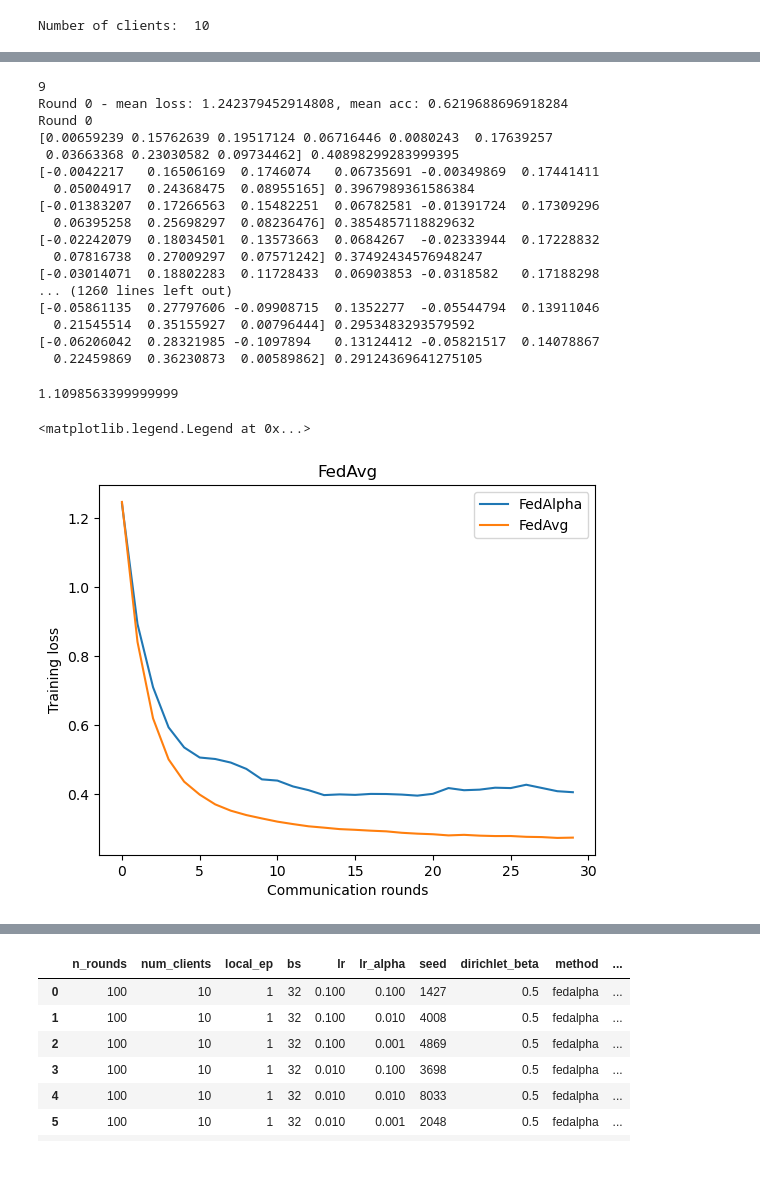
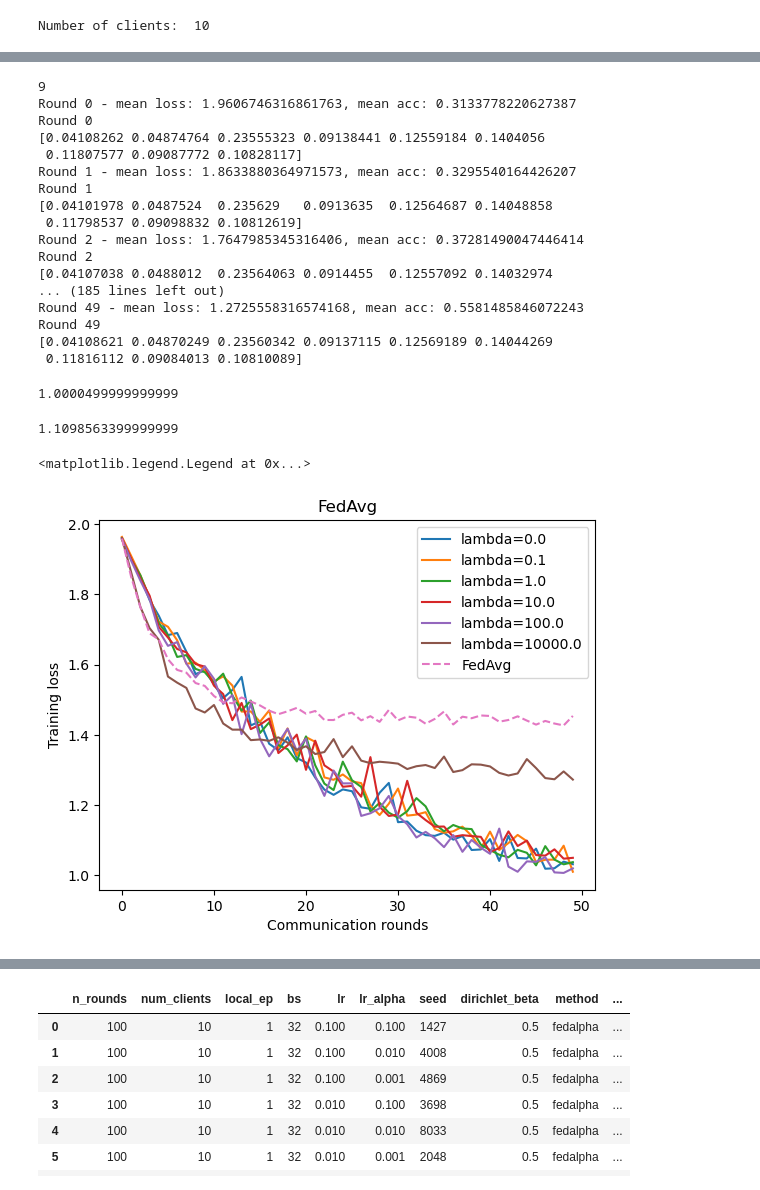
Before and after one commit to Breitholtz/FedDG_Benchmark, a Jupyter notebook: fed_alpha_experiments/playground_mnist.ipynb, the cells around one changed output, grey strips where cells are left out. Cells and saved outputs as stored; diff of their text form; code cells hidden in the pictures.

```diff
--- a/fed_alpha_experiments/playground_mnist.ipynb
+++ b/fed_alpha_experiments/playground_mnist.ipynb
@@ -351,4 +418,5 @@ tensor(0.5196, dtype=torch.float64)
 # %%
-origin_model = MLP_MNIST(784, 64, 10)
+#origin_model = MLP_MNIST(784, 64, 10)
+origin_model = CNN()
 print(origin_model)
 # %% [output]
@@ -359,6 +430,6 @@ MLP_MNIST(
 )
 # %%
-n_communication = 30
+n_communication = 50
 num_local_epochs = 1
 
 model_fed = copy.deepcopy(origin_model)
@@ -366,7 +437,7 @@ criterion = nn.CrossEntropyLoss()
 n_clients = len(client_loaders)
 print('Number of clients: ', n_clients)
 val_loader = None
-lr = 0.01
+lr = 0.1
 wd = 0.0
 device = 'cuda:0'
 # %% [output]
@@ -399,0 +471,14 @@ Round 29 - mean loss: 0.27336757793830624, mean acc: 0.9265848574634212
+# %%
+reg_alpha_list = [0.0,0.1,1.0,10.0,100.0]
+train_loss_list_fedalpha = []
+train_acc_list_fedalpha = []
+test_acc_list_fedalpha = []
+for reg_alpha in reg_alpha_list:
+    clients_fed = []
+    for i in range(n_clients-1):
+        clients_fed.append(FederatedClient(copy.deepcopy(origin_model), criterion, client_loaders[i], device, val_loader))
+    print(len(clients_fed))
+    model_fedalpha, train_loss_fedalpha, train_acc_fedalpha, test_acc_fedalpha = train_fed(n_communication, num_local_epochs, clients_fed, lr, test_loader=client_loaders[-1], wd=0.0, optimize_alpha_bool=True, target_labels=source_labels[:,-1], source_labels=source_labels[:,0:-1], reg_lambda=reg_alpha)
+    train_loss_list_fedalpha.append(train_loss_fedalpha)
+    train_acc_list_fedalpha.append(train_acc_fedalpha)
+    test_acc_list_fedalpha.append(test_acc_fedalpha)
@@ -400,39 +503,49 @@ Round 29 - mean loss: 0.27336757793830624, mean acc: 0.9265848574634212
 # %%
+reg_alpha = 10000
 clients_fed = []
 for i in range(n_clients-1):
     clients_fed.append(FederatedClient(copy.deepcopy(origin_model), criterion, client_loaders[i], device, val_loader))
 print(len(clients_fed))
-model_fedalpha, train_loss_fedalpha, train_acc_fedalpha, test_acc_fedalpha = train_fed(n_communication, num_local_epochs, clients_fed, lr, test_loader=client_loaders[-1], wd=0.0, optimize_alpha_bool=True, target_labels=source_labels[:,-1], source_labels=source_labels[:,0:-1])
+model_fedalpha, train_loss_fedalpha, train_acc_fedalpha, test_acc_fedalpha = train_fed(n_communication, num_local_epochs, clients_fed, lr, test_loader=client_loaders[-1], wd=0.0, optimize_alpha_bool=True, target_labels=source_labels[:,-1], source_labels=source_labels[:,0:-1], reg_lambda=reg_alpha)
+train_loss_list_fedalpha.append(train_loss_fedalpha)
+train_acc_list_fedalpha.append(train_acc_fedalpha)
+test_acc_list_fedalpha.append(test_acc_fedalpha)
 # %% [output]
 9
-Round 0 - mean loss: 1.242379452914808, mean acc: 0.6219688696918284
+Round 0 - mean loss: 1.9606746316861763, mean acc: 0.3133778220627387
 Round 0
-[0.00659239 0.15762639 0.19517124 0.06716446 0.0080243  0.17639257
- 0.03663368 0.23030582 0.09734462] 0.40898299283999395
-[-0.0042217   0.16506169  0.1746074   0.06735691 -0.00349869  0.17441411
-  0.05004917  0.24368475  0.08955165] 0.3967989361586384
-[-0.01383207  0.17266563  0.15482251  0.06782581 -0.01391724  0.17309296
-  0.06395258  0.25698297  0.08236476] 0.3854857118829632
-[-0.02242079  0.18034501  0.13573663  0.0684267  -0.02333944  0.17228832
-  0.07816738  0.27009297  0.07571242] 0.37492434576948247
-[-0.03014071  0.18802283  0.11728433  0.06903853 -0.0318582   0.17188298
-... (1260 lines left out)
-[-0.05861135  0.27797606 -0.09908715  0.1352277  -0.05544794  0.13911046
-  0.21545514  0.35155927  0.00796444] 0.2953483293579592
-[-0.06206042  0.28321985 -0.1097894   0.13124412 -0.05821517  0.14078867
-  0.22459869  0.36230873  0.00589862] 0.29124369641275105
+[0.04108262 0.04874764 0.23555323 0.09138441 0.12559184 0.1404056
+ 0.11807577 0.09087772 0.10828117]
+Round 1 - mean loss: 1.8633880364971573, mean acc: 0.3295540164426207
+Round 1
+[0.04101978 0.0487524  0.235629   0.0913635  0.12564687 0.14048858
+ 0.11798537 0.09098832 0.10812619]
+Round 2 - mean loss: 1.7647985345316406, mean acc: 0.37281490047446414
+Round 2
+[0.04107038 0.0488012  0.23564063 0.0914455  0.12557092 0.14032974
+... (185 lines left out)
+Round 49 - mean loss: 1.2725558316574168, mean acc: 0.5581485846072243
+Round 49
+[0.04108621 0.04870249 0.23560342 0.09137115 0.12569189 0.14044269
+ 0.11816112 0.09084013 0.10810089]
+# %%
+np.sum(np.array([ 0.000e+00 ,0.000e+00 , 6.859e-01 , 8.821e-02,  1.648e-01,3.752e-02 , 2.362e-02 , 7.999e-18,  1.805e-17]))
+# %% [output]
+1.0000499999999999
 # %%
 np.sum(np.array([ 0.08551682, -0.1886856 ,  0.47567357 , 0.30127594 ,-0.22296916 , 0.12180724, 0.18096235 , 0.17005322  ,0.18622196]))
 # %% [output]
 1.1098563399999999
 # %%
-plt.plot(train_loss_fedalpha)
-plt.plot(train_loss_fedavg)
+for i in range(len(reg_alpha_list)+1):
+    plt.plot(train_loss_list_fedalpha[i])
+#plt.plot(train_loss_fedalpha)
+plt.plot(train_loss_fedavg,'--')
 plt.xlabel('Communication rounds')
 plt.ylabel('Training loss')
 plt.title('FedAvg')
-plt.legend(['FedAlpha', 'FedAvg'])
+plt.legend(['lambda=0.0','lambda=0.1','lambda=1.0','lambda=10.0','lambda=100.0','lambda=10000.0','FedAvg'])
 # %% [output]
 <matplotlib.legend.Legend at 0x...>
-[figure, old version]
+[figure, new version]
 # %%
```
Also changed, not shown: parts of 25 cells of this notebook, 9 other files.
